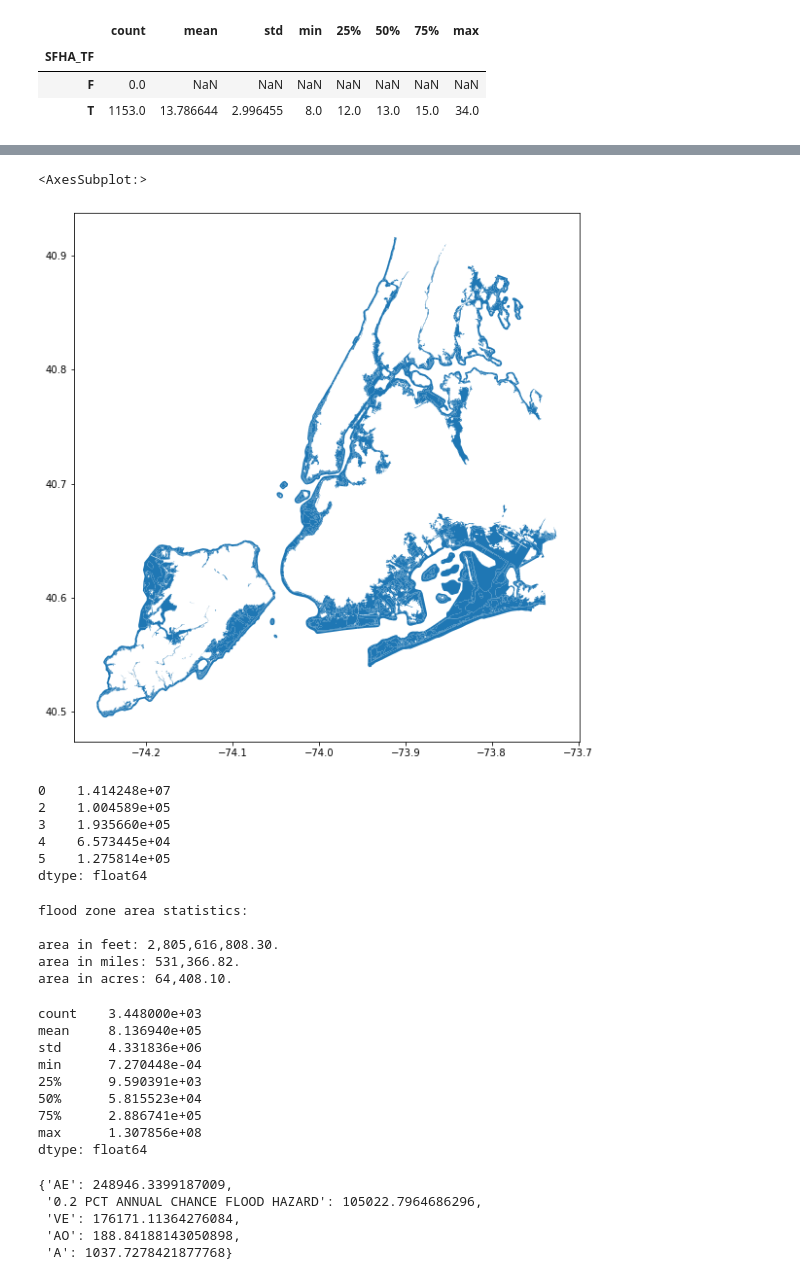
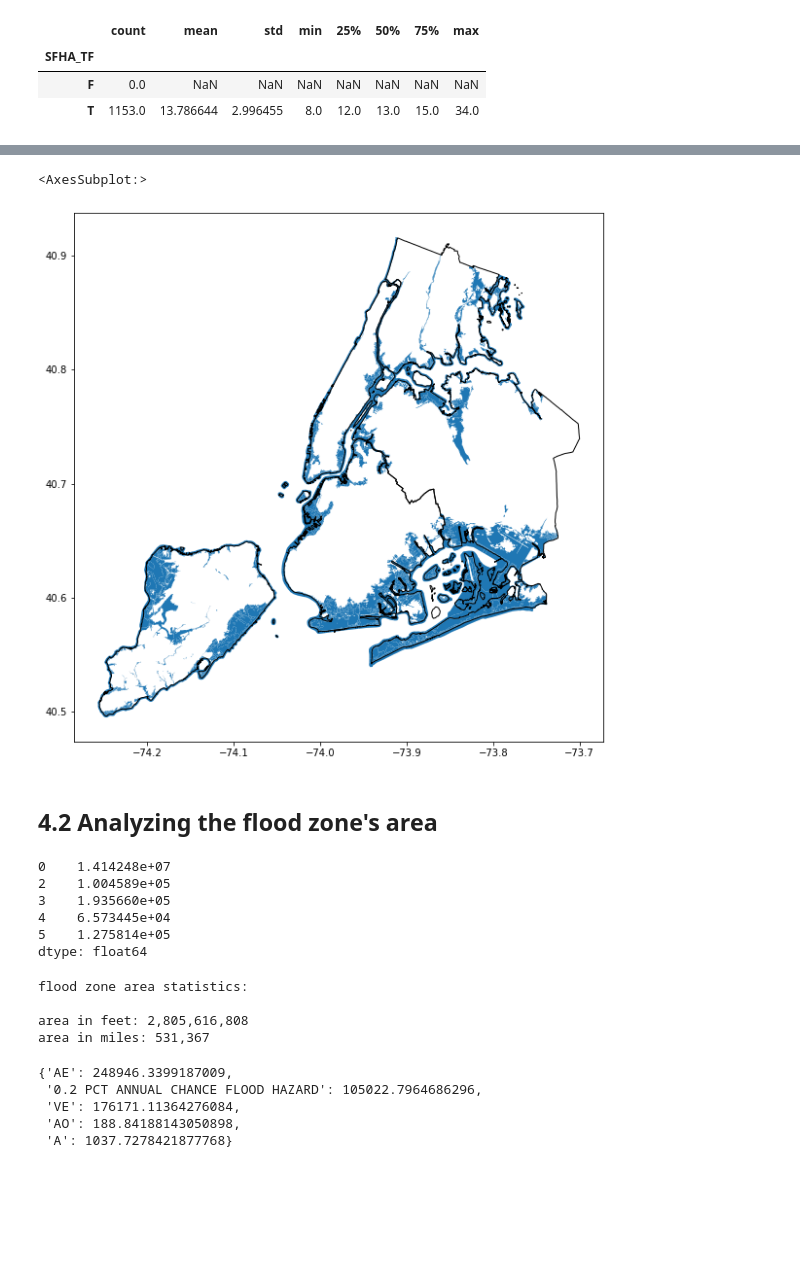
Before and after one commit to mebauer/nyc-floodzone-analysis, a Jupyter notebook: floodzone_pfirm_analysis.ipynb, the cells around one changed output, grey strips where cells are left out. Saved outputs shown, nothing was run; the diff lists cells and outputs as text; code cells hidden in the pictures; blank space fills up the shorter version.

Commit message:
continuing to improve sections of reviewing statistics by flood zone and mapping

```diff
--- a/floodzone_pfirm_analysis.ipynb
+++ b/floodzone_pfirm_analysis.ipynb
@@ -797,0 +903,6 @@ pfirm_df.groupby(by=['SFHA_TF'])['STATIC_BFE'].describe()
+# %%
+# importing borough boundaries for better aesthetics
+path = 'https://data.cityofnewyork.us/api/geospatial/tqmj-j8zm?method=export&format=Shapefile'
+
+borough_gdf = gpd.read_file(path)
+borough_gdf.head()
@@ -797,0 +921,5 @@ pfirm_df.groupby(by=['SFHA_TF'])['STATIC_BFE'].describe()
+# %%
+borough_gdf = borough_gdf.to_crs(epsg=2263)
+print(borough_gdf.crs)
+
+borough_gdf.plot()
@@ -850,10 +988,17 @@ Datum: North American Datum 1983
 # %%
 fig, ax = plt.subplots(figsize=(10, 10))
 
+# plotting our map in WGS84
 pfirm_df.set_geometry('wgs84').plot(ax=ax)
+borough_gdf.to_crs(epsg=4326).plot(ax=ax,
+                                   facecolor='none',
+                                   edgecolor='black',
+                                   zorder=1)
 # %% [output]
 <AxesSubplot:>
-[figure, old version]
+[figure, new version]
+# %% [markdown]
+## 4.2 Analyzing the flood zone's area
 # %%
 pfirm_df.area.head()
 # %% [output]
@@ -865,27 +1010,13 @@ pfirm_df.area.head()
 dtype: float64
 # %%
 print('flood zone area statistics:\n')
-print('area in feet: {:,.2f}.'.format(pfirm_df.area.sum()))
-print('area in miles: {:,.2f}.'.format(pfirm_df.area.sum() / 5280))
-print('area in acres: {:,.2f}.'.format(pfirm_df.area.sum() / 43560))
+print('area in feet: {:,.0f}'.format(pfirm_df.area.sum()))
+print('area in miles: {:,.0f}'.format(pfirm_df.area.sum() / 5280))
 # %% [output]
 flood zone area statistics:
 
-area in feet: 2,805,616,808.30.
-area in miles: 531,366.82.
-area in acres: 64,408.10.
+area in feet: 2,805,616,808
+area in miles: 531,367
-# %%
-pfirm_df.area.describe()
-# %% [output]
-count    3.448000e+03
-mean     8.136940e+05
-std      4.331836e+06
-min      7.270448e-04
-25%      9.590391e+03
-50%      5.815523e+04
-75%      2.886741e+05
-max      1.307856e+08
-dtype: float64
 # %%
 zones = pfirm_df['FLD_ZONE'].unique()
 empty_dict = {}
```
Also changed, not shown: parts of 53 cells of this notebook.
